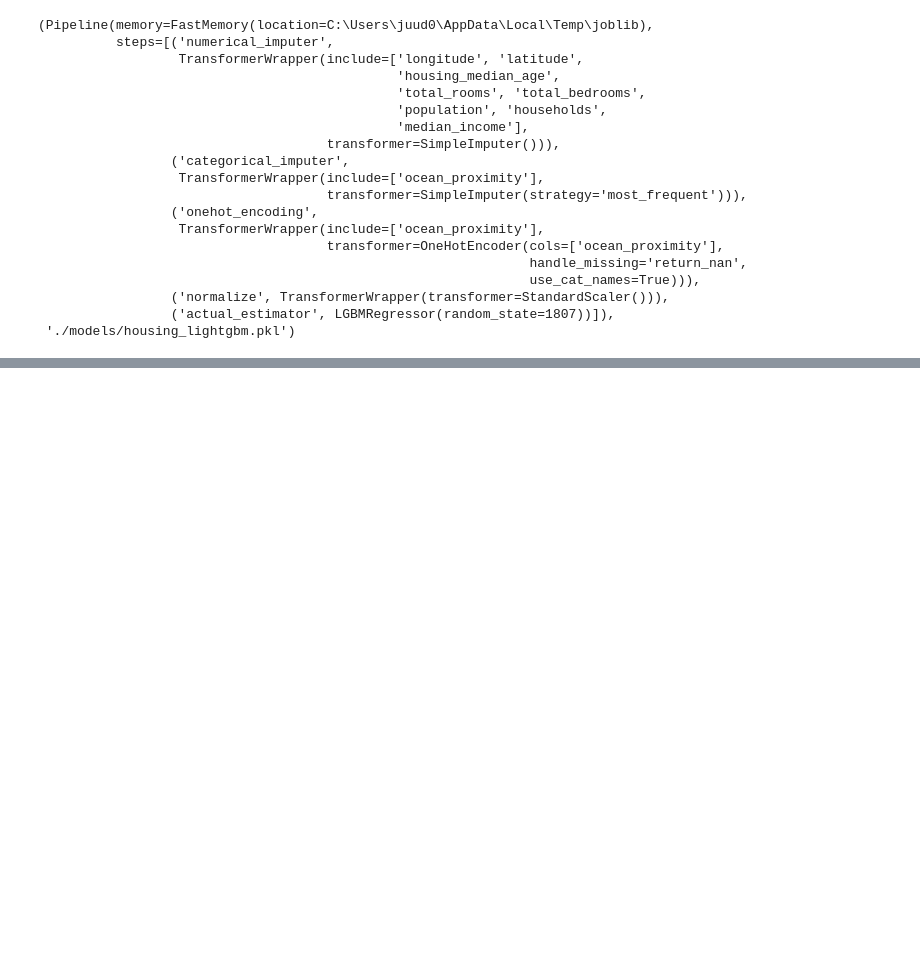
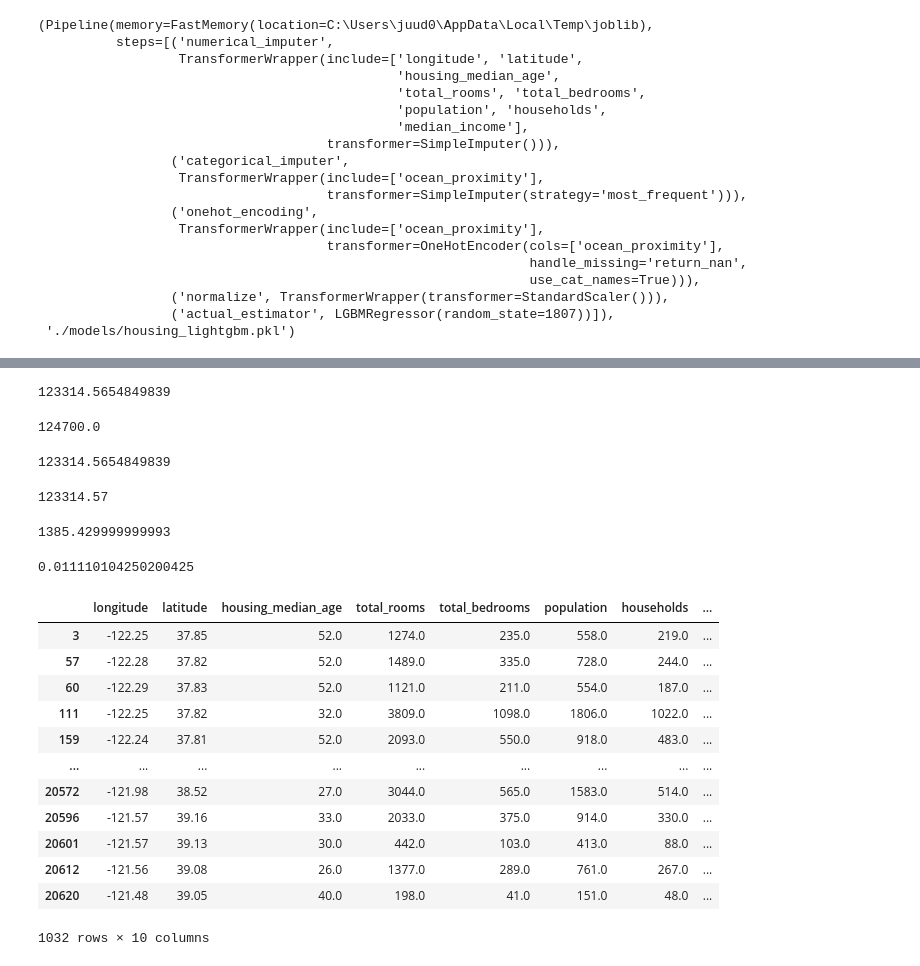
Before and after one commit to jdhova/Capstone, a Jupyter notebook: info.ipynb, the cells around one changed output, grey strips where cells are left out. Saved outputs shown, nothing was run; the diff lists cells and outputs as text; code cells hidden in the pictures; blank space fills up the shorter version.

```diff
--- a/info.ipynb
+++ b/info.ipynb
@@ -395,0 +457,34 @@ Transformation Pipeline and Model Successfully Saved
+# %%
+cols = model_test.feature_names_in_[:-1]
+test_data = pd.DataFrame(data_test, columns=cols)
+prediction = model_test.predict(test_data)[0]
+prediction
+# %% [output]
+123314.5654849839
+# %%
+act_pred = 124700.0
+act_pred
+# %% [output]
+124700.0
+# %%
+cols = model_test.feature_names_in_[:-1]
+test_data = pd.DataFrame(data_test, columns=cols)
+prediction = model_test.predict(test_data)[0]
+prediction
+# %% [output]
+123314.5654849839
+# %%
+new_pred = prediction.round(2)
+new_pred
+# %% [output]
+123314.57
+# %%
+MAE = act_pred - new_pred
+MAE
+# %% [output]
+1385.429999999993
+# %%
+MPAE = MAE/act_pred
+MPAE
+# %% [output]
+0.011110104250200425
@@ -395,0 +493,16 @@ Transformation Pipeline and Model Successfully Saved
+# %%
+data_unseen
+# %% [output]
+|  | longitude | latitude | housing_median_age | total_rooms | total_bedrooms | population | households | ... |
+| 3 | -122.25 | 37.85 | 52.0 | 1274.0 | 235.0 | 558.0 | 219.0 | ... |
+| 57 | -122.28 | 37.82 | 52.0 | 1489.0 | 335.0 | 728.0 | 244.0 | ... |
+| 60 | -122.29 | 37.83 | 52.0 | 1121.0 | 211.0 | 554.0 | 187.0 | ... |
+| 111 | -122.25 | 37.82 | 32.0 | 3809.0 | 1098.0 | 1806.0 | 1022.0 | ... |
+| 159 | -122.24 | 37.81 | 52.0 | 2093.0 | 550.0 | 918.0 | 483.0 | ... |
+| ... | ... | ... | ... | ... | ... | ... | ... | ... |
+| 20572 | -121.98 | 38.52 | 27.0 | 3044.0 | 565.0 | 1583.0 | 514.0 | ... |
+| 20596 | -121.57 | 39.16 | 33.0 | 2033.0 | 375.0 | 914.0 | 330.0 | ... |
+| 20601 | -121.57 | 39.13 | 30.0 | 442.0 | 103.0 | 413.0 | 88.0 | ... |
+| 20612 | -121.56 | 39.08 | 26.0 | 1377.0 | 289.0 | 761.0 | 267.0 | ... |
+| 20620 | -121.48 | 39.05 | 40.0 | 198.0 | 41.0 | 151.0 | 48.0 | ... |
+1032 rows × 10 columns
```
Also changed, not shown: parts of 26 cells of this notebook, 2 other files.
